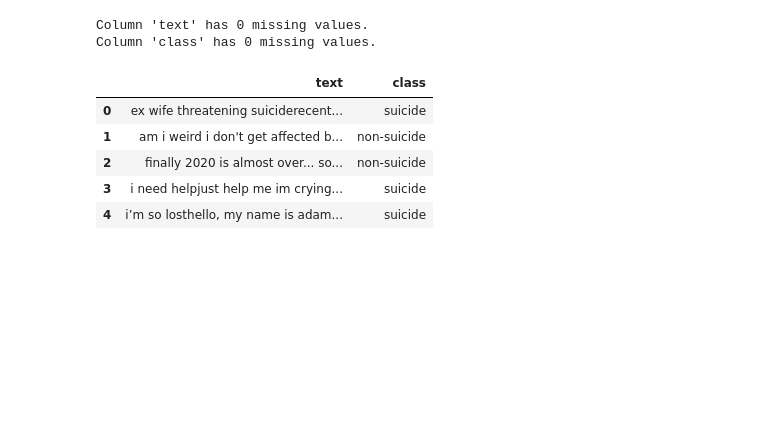
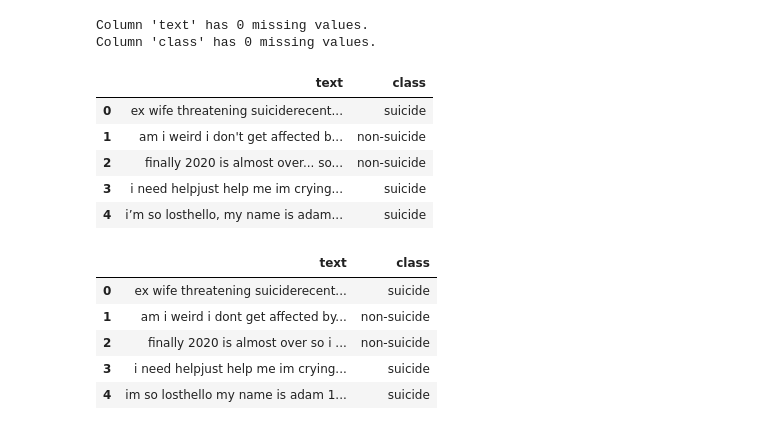
Before and after one commit to SamanthaGuillemette/SOEN471-PROJECT, a Jupyter notebook: 471Project_Team13.ipynb, the cells around one changed output. Saved outputs shown, nothing was run; the diff lists cells and outputs as text; code cells hidden in the pictures; blank space fills up the shorter version.

```diff
--- a/471Project_Team13.ipynb
+++ b/471Project_Team13.ipynb
@@ -82,3 +91,15 @@ dask.head()
 | 2 | finally 2020 is almost over... so... | non-suicide |
 | 3 | i need helpjust help me im crying... | suicide |
 | 4 | i’m so losthello, my name is adam... | suicide |
+# %%
+# Remove all the special characters from the dataset (only keeping number, letters and whitespaces)
+
+dask['text'] = dask['text'].apply(nfx.remove_special_characters, meta=('text', 'object'))
+dask.head()
+# %% [output]
+|  | text | class |
+| 0 | ex wife threatening suiciderecent... | suicide |
+| 1 | am i weird i dont get affected by... | non-suicide |
+| 2 | finally 2020 is almost over so i ... | non-suicide |
+| 3 | i need helpjust help me im crying... | suicide |
+| 4 | im so losthello my name is adam 1... | suicide |
```
Also changed, not shown: parts of 3 cells of this notebook.
